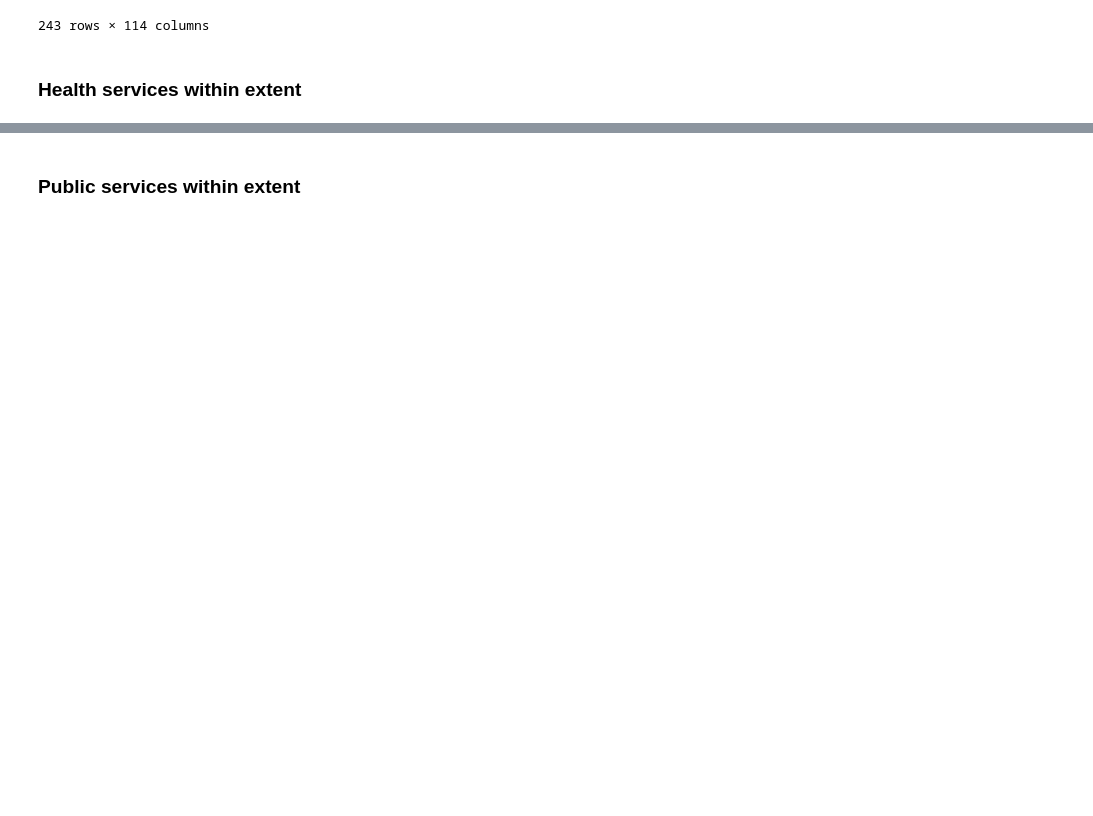
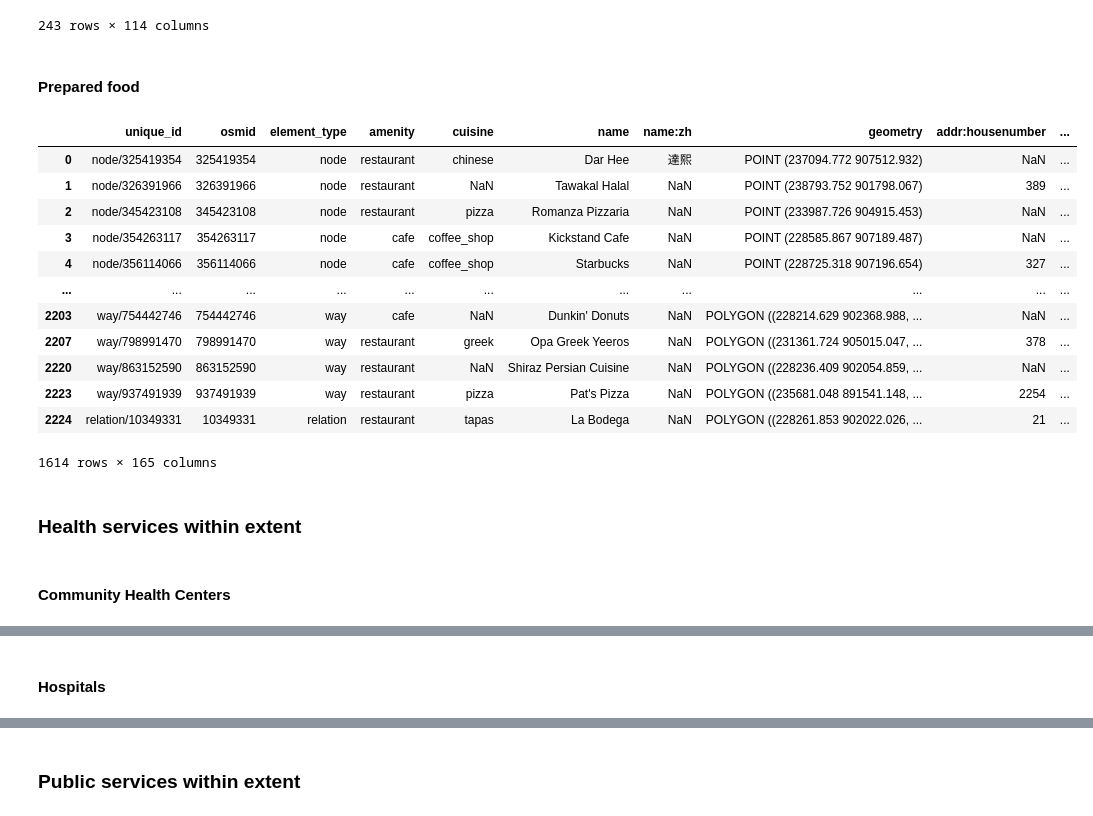
Before and after one commit to jcheng02/uep239-final-project, a Jupyter notebook: jcheng02_uep239_final_project.ipynb, the cells around one changed output, grey strips where cells are left out. Saved outputs shown, nothing was run; the diff lists cells and outputs as text; code cells hidden in the pictures; blank space fills up the shorter version.

```diff
--- a/jcheng02_uep239_final_project.ipynb
+++ b/jcheng02_uep239_final_project.ipynb
@@ -872,8 +887,31 @@ grocery
 | 365 | relation/5151441 | 5151441 | relation | Wegmans | Q11288478 | NaN | Wegmans | NaN | supermarket | ... |
 | 366 | relation/6954720 | 6954720 | relation | Wegmans | Q11288478 | en:Wegmans | Wegmans | NaN | supermarket | ... |
 243 rows × 114 columns
+# %% [markdown]
+#### Prepared food
+# %%
+food_tags = {'amenity':['cafe', 'restaurant']}
+food = ox.geometries_from_polygon(graph_extent_latlong, food_tags)
+food = convert_n_clip(food, rt_zcta)
+food
+# %% [output]
+|  | unique_id | osmid | element_type | amenity | cuisine | name | name:zh | geometry | addr:housenumber | ... |
+| 0 | node/325419354 | 325419354 | node | restaurant | chinese | Dar Hee | 達熙 | POINT (237094.772 907512.932) | NaN | ... |
+| 1 | node/326391966 | 326391966 | node | restaurant | NaN | Tawakal Halal | NaN | POINT (238793.752 901798.067) | 389 | ... |
+| 2 | node/345423108 | 345423108 | node | restaurant | pizza | Romanza Pizzaria | NaN | POINT (233987.726 904915.453) | NaN | ... |
+| 3 | node/354263117 | 354263117 | node | cafe | coffee_shop | Kickstand Cafe | NaN | POINT (228585.867 907189.487) | NaN | ... |
+| 4 | node/356114066 | 356114066 | node | cafe | coffee_shop | Starbucks | NaN | POINT (228725.318 907196.654) | 327 | ... |
+| ... | ... | ... | ... | ... | ... | ... | ... | ... | ... | ... |
+| 2203 | way/754442746 | 754442746 | way | cafe | NaN | Dunkin' Donuts | NaN | POLYGON ((228214.629 902368.988, ... | NaN | ... |
+| 2207 | way/798991470 | 798991470 | way | restaurant | greek | Opa Greek Yeeros | NaN | POLYGON ((231361.724 905015.047, ... | 378 | ... |
+| 2220 | way/863152590 | 863152590 | way | restaurant | NaN | Shiraz Persian Cuisine | NaN | POLYGON ((228236.409 902054.859, ... | NaN | ... |
+| 2223 | way/937491939 | 937491939 | way | restaurant | pizza | Pat's Pizza | NaN | POLYGON ((235681.048 891541.148, ... | 2254 | ... |
+| 2224 | relation/10349331 | 10349331 | relation | restaurant | tapas | La Bodega | NaN | POLYGON ((228261.853 902022.026, ... | 21 | ... |
+1614 rows × 165 columns
 # %% [markdown]
 ### Health services within extent
+# %% [markdown]
+#### Community Health Centers
 # %%
 comm_health = read_n_clip('./data/chcs/CHCS_PT.shp', rt_zcta)
 comm_health
@@ -891,6 +929,8 @@ comm_health
 | 186 | Whittier Street Health Center @ Q... | NOS | N | 278 Blue Hill Avenue | None | Roxbury | 02119 | None | BOSTON | 35 | ... |
 | 194 | North Quincy Holmes Street Clinic | NOS | N | 88 Holmes Street | None | Quincy | 02171 | None | QUINCY | 243 | ... |
 85 rows × 18 columns
+# %% [markdown]
+#### Hospitals
 # %%
 hospitals = read_n_clip('./data/acute_care_hospitals/HOSPITALS_PT.shp', rt_zcta)
 hospitals
```
Also changed, not shown: parts of 13 cells of this notebook, 1 other file.
